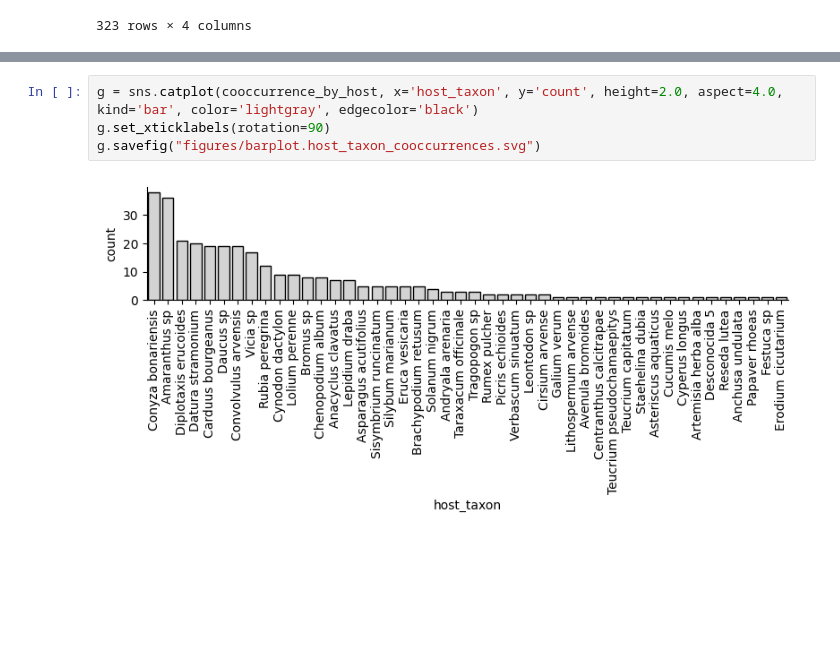
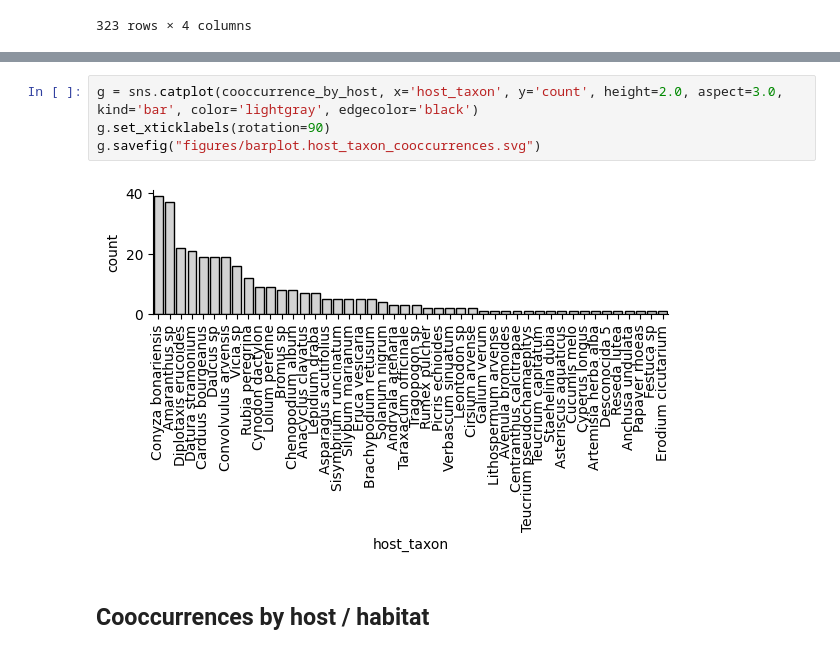
Before and after one commit to wilkinsonlab/miripvir25, a Jupyter notebook: analysis/analysis-01.cooccurrence-library.ipynb, the cells around one changed output, grey strips where cells are left out. Drawn from its saved outputs; the diff is of its cells as text; blank space fills up the shorter version.

```diff
--- a/analysis/analysis-01.cooccurrence-library.ipynb
+++ b/analysis/analysis-01.cooccurrence-library.ipynb
@@ -208,11 +222,13 @@ cooccurrence_by_host
 | 44 | Festuca sp | 1 |
 | 45 | Erodium cicutarium | 1 |
 # %%
-g = sns.catplot(cooccurrence_by_host, x='host_taxon', y='count', height=2.0, aspect=4.0, kind='bar', color='lightgray', edgecolor='black')
+g = sns.catplot(cooccurrence_by_host, x='host_taxon', y='count', height=2.0, aspect=3.0, kind='bar', color='lightgray', edgecolor='black')
 g.set_xticklabels(rotation=90)
 g.savefig("figures/barplot.host_taxon_cooccurrences.svg")
 # %% [output]
-[figure, old version]
+[figure, new version]
+# %% [markdown]
+## Cooccurrences by host / habitat
 # %%
 cooccurrence_by_host = pd.merge(host_habitat, cooccurrence_by_host, on='host_taxon', how='left').fillna(0).sort_values(by='count', ascending=False)
 cooccurrence_by_host['count'] = cooccurrence_by_host['count'].astype(int)
```
Also changed, not shown: parts of 34 cells of this notebook, 28 other files.
